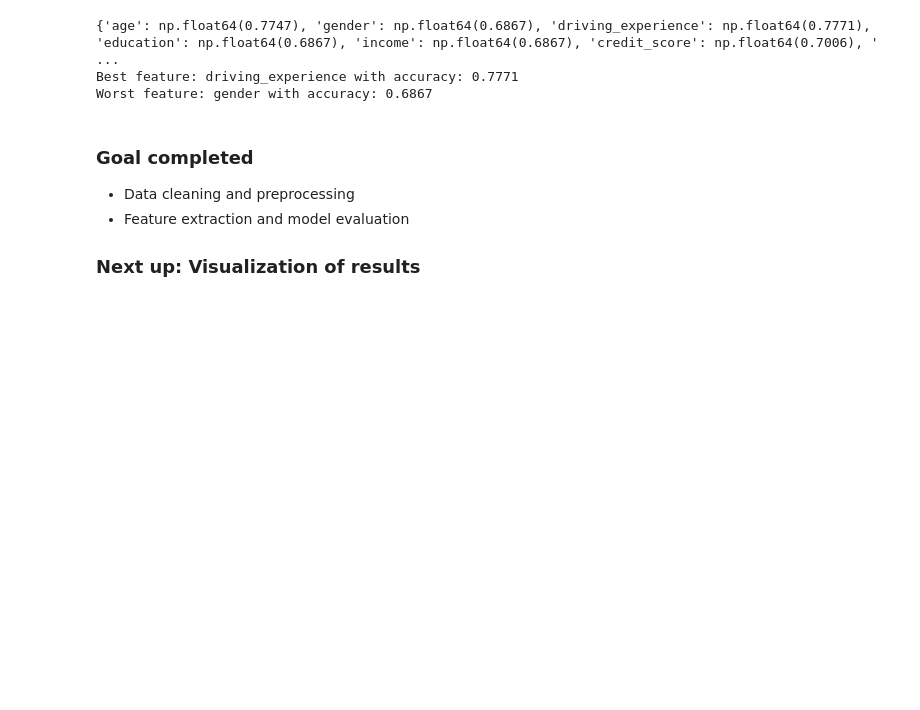
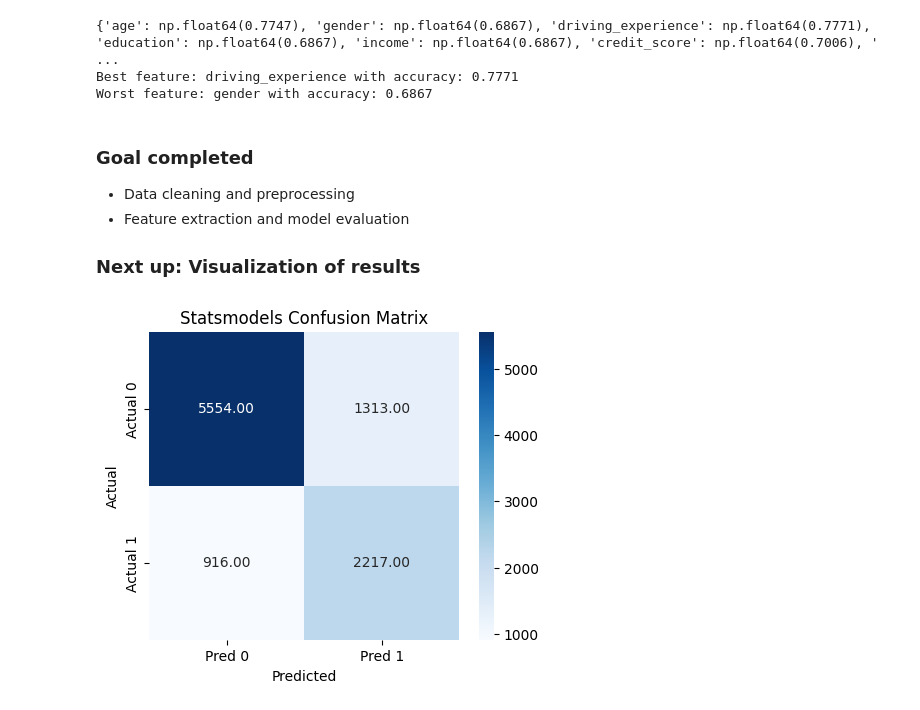
Before and after one commit to Alaeddin-B/Modeling-Car-Insurance-Claim-Outcomes, a Jupyter notebook: notebook.ipynb, the cells around one changed output. Saved outputs shown, nothing was run; the diff lists cells and outputs as text; code cells hidden in the pictures; blank space fills up the shorter version.

Commit message:
added matrix visualization

```diff
--- a/notebook.ipynb
+++ b/notebook.ipynb
@@ -126,3 +126,17 @@ Worst feature: gender with accuracy: 0.6867
 - Feature extraction and model evaluation
 
 ### Next up: Visualization of results
+# %%
+# Visualize the statsmodels confusion matrix
+import seaborn as sns
+import matplotlib.pyplot as plt
+model_logit = logit(f'outcome ~ {best_feature}', data=cleaned_data).fit(disp=0)
+conf_matrix = model_logit.pred_table()
+plt.figure(figsize=(5,4))
+sns.heatmap(conf_matrix, annot=True, fmt='.2f', cmap='Blues', xticklabels=['Pred 0', 'Pred 1'], yticklabels=['Actual 0', 'Actual 1'])
+plt.xlabel('Predicted')
+plt.ylabel('Actual')
+plt.title('Statsmodels Confusion Matrix')
+plt.show()
+# %% [output]
+[figure, added]
```
